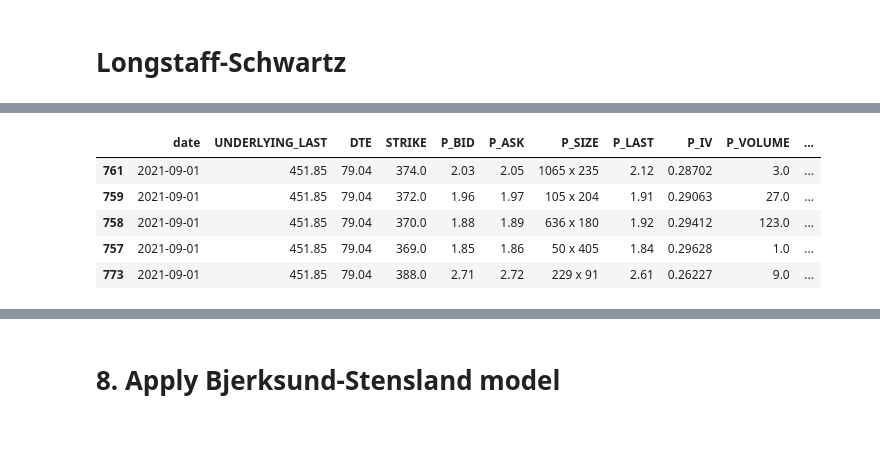
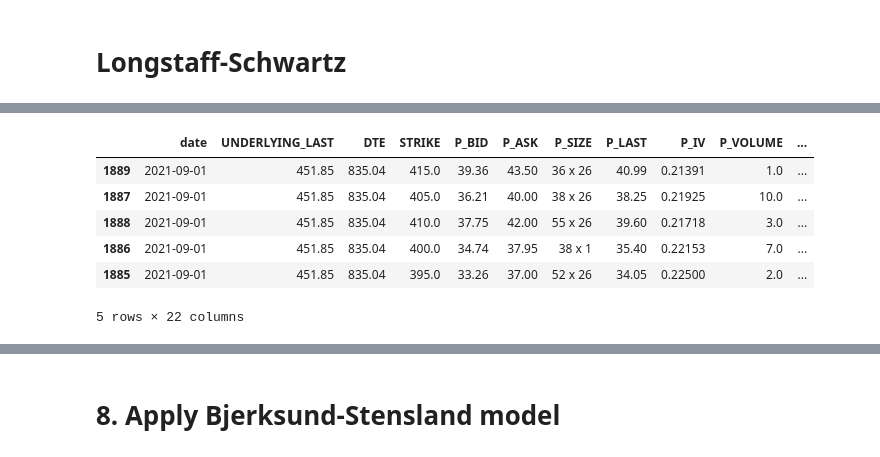
Before and after one commit to VictorFRasmussen/Neural-Networks-in-Finance, a Jupyter notebook: Options_pricing.ipynb, the cells around one changed output, grey strips where cells are left out. Cells and saved outputs as stored; diff of their text form; code cells hidden in the pictures.

```diff
--- a/Options_pricing.ipynb
+++ b/Options_pricing.ipynb
@@ -343,13 +343,4 @@ price_american_put_LSM(S0=40, K=40, T=1.0, r=0.06, q=0, sigma=0.2, num_paths=100
 target_date = pd.to_datetime('2021-09-01')
 LSM_df = df[df['date'] == target_date].copy()
 
-LSM_df['LSM_price_const_vol'] = LSM_df.apply(lambda row: price_american_put_LSM(row['UNDERLYING_LAST'], row['STRIKE'], row['T'], row['risk_free_rate'], 0.015, 0.2, num_paths=10000, num_steps=1000), axis=1)
+LSM_df['LSM_price_rolling_vol'] = LSM_df.apply(lambda row: price_american_put_LSM(row['UNDERLYING_LAST'], row['STRIKE'], row['T'], row['risk_free_rate'], 0.015, row['vol_20d_annual'], num_paths=10000, num_steps=1000), axis=1)
-# %%
-LSM_df.head()
-# %% [output]
-|  | date | UNDERLYING_LAST | DTE | STRIKE | P_BID | P_ASK | P_SIZE | P_LAST | P_IV | P_VOLUME | ... |
-| 761 | 2021-09-01 | 451.85 | 79.04 | 374.0 | 2.03 | 2.05 | 1065 x 235 | 2.12 | 0.28702 | 3.0 | ... |
-| 759 | 2021-09-01 | 451.85 | 79.04 | 372.0 | 1.96 | 1.97 | 105 x 204 | 1.91 | 0.29063 | 27.0 | ... |
-| 758 | 2021-09-01 | 451.85 | 79.04 | 370.0 | 1.88 | 1.89 | 636 x 180 | 1.92 | 0.29412 | 123.0 | ... |
-| 757 | 2021-09-01 | 451.85 | 79.04 | 369.0 | 1.85 | 1.86 | 50 x 405 | 1.84 | 0.29628 | 1.0 | ... |
-| 773 | 2021-09-01 | 451.85 | 79.04 | 388.0 | 2.71 | 2.72 | 229 x 91 | 2.61 | 0.26227 | 9.0 | ... |
@@ -356,3 +354,17 @@ LSM_df.head()
+# %%
+LSM_df['const_vol_diff'] = LSM_df['LSM_price_const_vol'] - LSM_df['midprice']
+LSM_df['rolling_vol_diff'] = LSM_df['LSM_price_rolling_vol'] - LSM_df['midprice']
+# %%
+LSM_df.sort_values(by=['rolling_vol_diff'], ascending=True, inplace=True)
+LSM_df.head()
+# %% [output]
+|  | date | UNDERLYING_LAST | DTE | STRIKE | P_BID | P_ASK | P_SIZE | P_LAST | P_IV | P_VOLUME | ... |
+| 1889 | 2021-09-01 | 451.85 | 835.04 | 415.0 | 39.36 | 43.50 | 36 x 26 | 40.99 | 0.21391 | 1.0 | ... |
+| 1887 | 2021-09-01 | 451.85 | 835.04 | 405.0 | 36.21 | 40.00 | 38 x 26 | 38.25 | 0.21925 | 10.0 | ... |
+| 1888 | 2021-09-01 | 451.85 | 835.04 | 410.0 | 37.75 | 42.00 | 55 x 26 | 39.60 | 0.21718 | 3.0 | ... |
+| 1886 | 2021-09-01 | 451.85 | 835.04 | 400.0 | 34.74 | 37.95 | 38 x 1 | 35.40 | 0.22153 | 7.0 | ... |
+| 1885 | 2021-09-01 | 451.85 | 835.04 | 395.0 | 33.26 | 37.00 | 52 x 26 | 34.05 | 0.22500 | 2.0 | ... |
+5 rows × 22 columns
 # %%
 # Errors
 abs_error_sum_const_vol = 0
```
Also changed, not shown: parts of 34 cells of this notebook, 6 other files.
